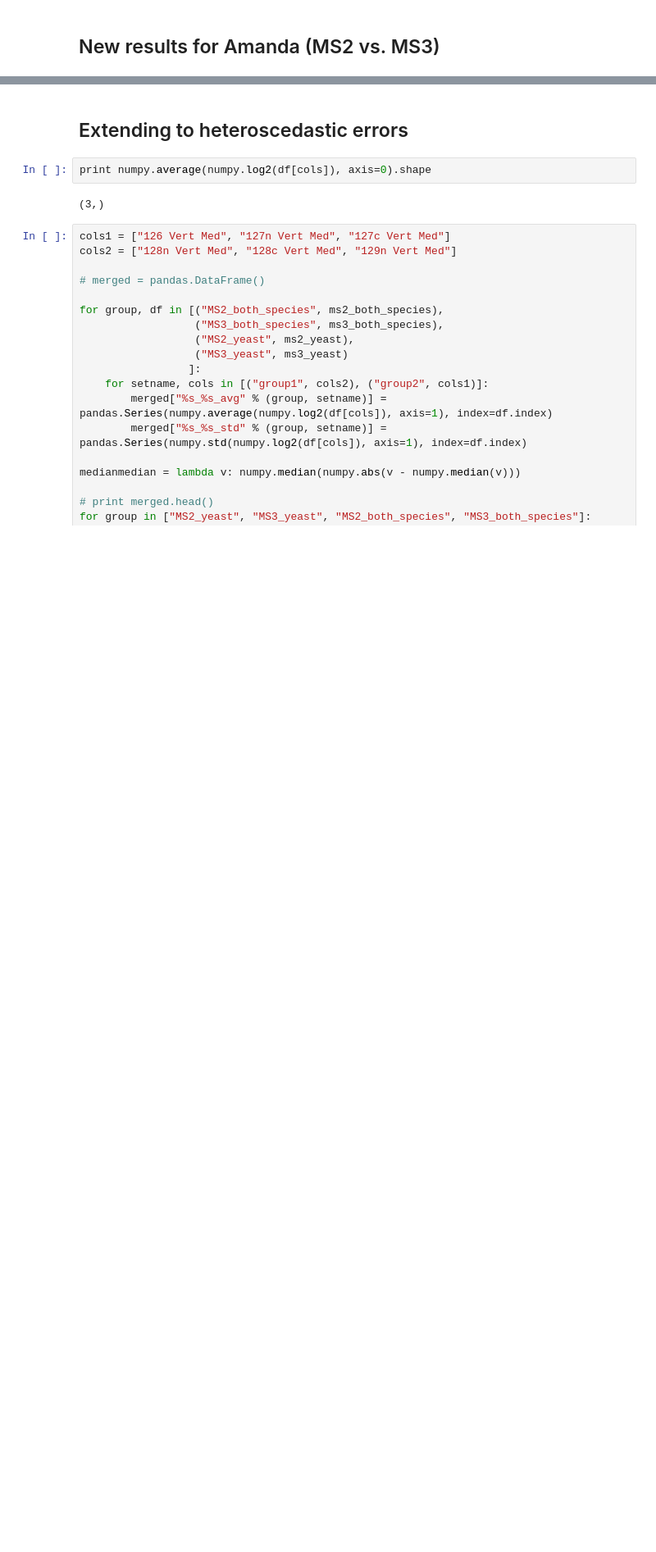
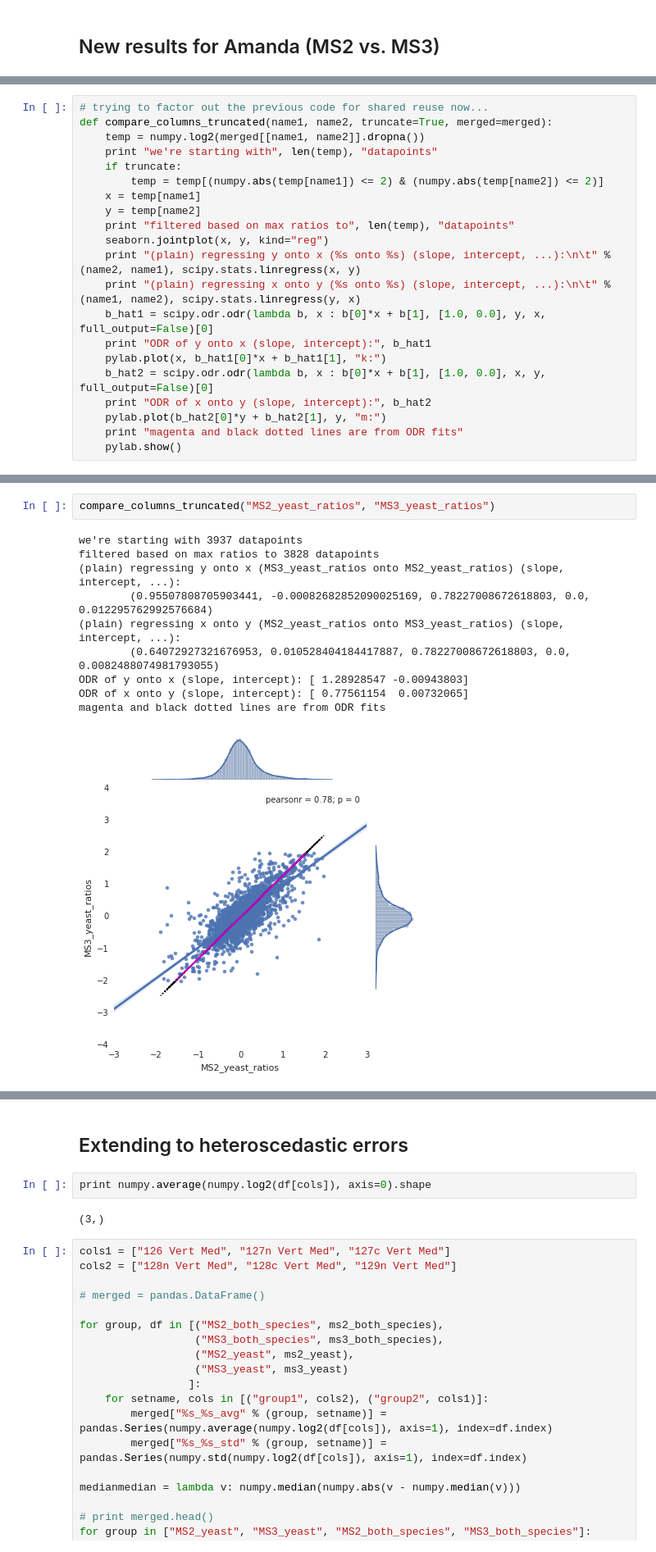
Before and after one commit to matted-zz/ipynb_test, a Jupyter notebook: Ratio comparison with errors in both variables.ipynb, the cells around one changed output, grey strips where cells are left out. Shown at 82% size. Cells and saved outputs as stored; diff of their text form; blank space fills up the shorter version.

```diff
--- a/Ratio comparison with errors in both variables.ipynb
+++ b/Ratio comparison with errors in both variables.ipynb
@@ -123,0 +118,21 @@ magenta and black dotted lines are from ODR fits
+# %%
+# trying to factor out the previous code for shared reuse now...
+def compare_columns_truncated(name1, name2, truncate=True, merged=merged):
+    temp = numpy.log2(merged[[name1, name2]].dropna())
+    print "we're starting with", len(temp), "datapoints"
+    if truncate:
+        temp = temp[(numpy.abs(temp[name1]) <= 2) & (numpy.abs(temp[name2]) <= 2)]
+    x = temp[name1]
+    y = temp[name2]
+    print "filtered based on max ratios to", len(temp), "datapoints"
+    seaborn.jointplot(x, y, kind="reg")
+    print "(plain) regressing y onto x (%s onto %s) (slope, intercept, ...):\n\t" % (name2, name1), scipy.stats.linregress(x, y)
+    print "(plain) regressing x onto y (%s onto %s) (slope, intercept, ...):\n\t" % (name1, name2), scipy.stats.linregress(y, x)
+    b_hat1 = scipy.odr.odr(lambda b, x : b[0]*x + b[1], [1.0, 0.0], y, x, full_output=False)[0]
+    print "ODR of y onto x (slope, intercept):", b_hat1
+    pylab.plot(x, b_hat1[0]*x + b_hat1[1], "k:")
+    b_hat2 = scipy.odr.odr(lambda b, x : b[0]*x + b[1], [1.0, 0.0], x, y, full_output=False)[0]
+    print "ODR of x onto y (slope, intercept):", b_hat2
+    pylab.plot(b_hat2[0]*y + b_hat2[1], y, "m:")
+    print "magenta and black dotted lines are from ODR fits"
+    pylab.show()
@@ -123,0 +150,13 @@ magenta and black dotted lines are from ODR fits
+# %%
+compare_columns_truncated("MS2_yeast_ratios", "MS3_yeast_ratios")
+# %% [output]
+we're starting with 3937 datapoints
+filtered based on max ratios to 3828 datapoints
+(plain) regressing y onto x (MS3_yeast_ratios onto MS2_yeast_ratios) (slope, intercept, ...):
+        (0.95507808705903441, -0.00082682852090025169, 0.78227008672618803, 0.0, 0.012295762992576684)
+(plain) regressing x onto y (MS2_yeast_ratios onto MS3_yeast_ratios) (slope, intercept, ...):
+        (0.64072927321676953, 0.010528404184417887, 0.78227008672618803, 0.0, 0.0082488074981793055)
+ODR of y onto x (slope, intercept): [ 1.28928547 -0.00943803]
+ODR of x onto y (slope, intercept): [ 0.77561154  0.00732065]
+magenta and black dotted lines are from ODR fits
+[figure, added]
```
Also changed, not shown: parts of 9 cells of this notebook.
